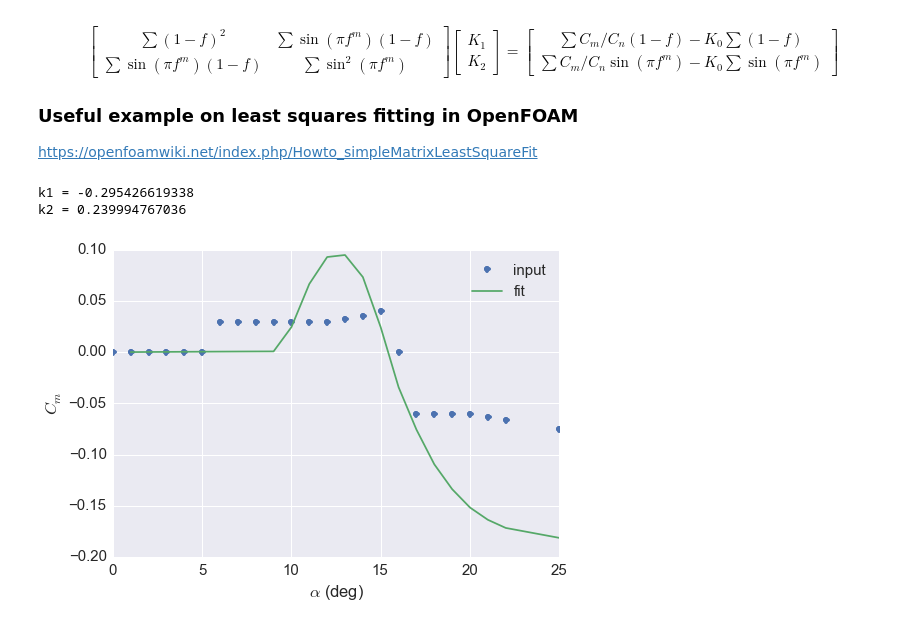
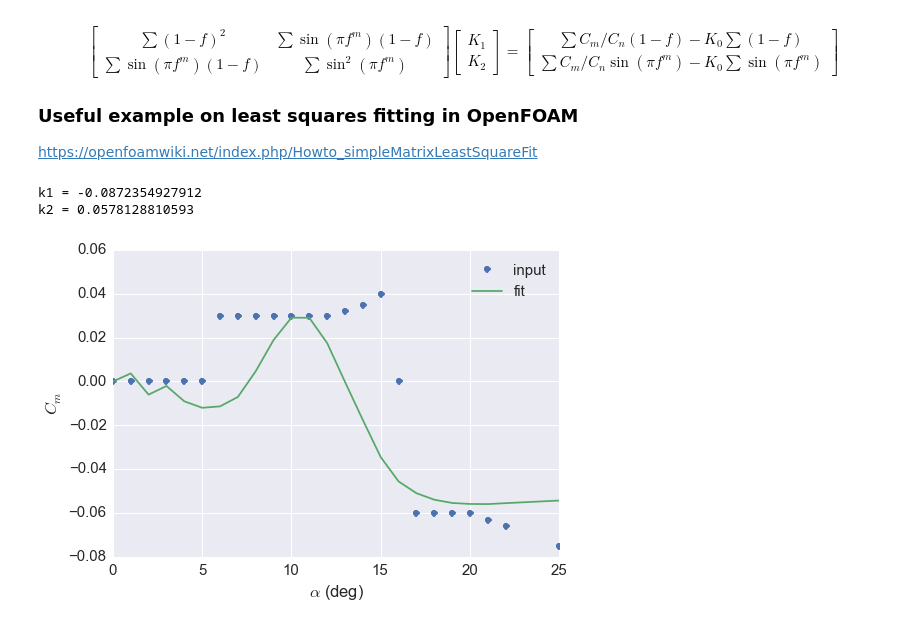
Before and after one commit to petebachant/Leishman-Beddoes-constants, a Jupyter notebook: notebook.ipynb, the cells around one changed output. Cells and saved outputs as stored; diff of their text form; code cells hidden in the pictures.

```diff
--- a/notebook.ipynb
+++ b/notebook.ipynb
@@ -254,31 +278,30 @@ https://openfoamwiki.net/index.php/Howto_simpleMatrixLeastSquareFit
 # %%
 def fit_cm(df, k0=0.001, m=1, frac_cn_alpha=0.6):
     """Fit moment coefficient."""
-    cn_alpha = calc_cn_alpha(df, frac_cn_alpha=frac_cn_alpha)
-    f = pow((sqrt(abs(df.cn)/cn_alpha/abs(df.alpha_rad))*2.0 - 1.0), 2)
-    f[f > 1] = 1
+    cn_alpha, alpha0 = calc_cn_alpha(df, frac_cn_alpha=frac_cn_alpha)
+    f = cn2f(df.cn, df.alpha_rad, cn_alpha, alpha0=alpha0, limit=False)
     cm, cn = df.cm, df.cn
     A = np.array([[sum((1 - f)**2), sum(sin(pi*f**m))],
                   [sum(sin(pi*f**m)*(1 - f)), sum((sin(pi*f**m))**2)]])
     b = np.array([sum(cm/cn*(1 - f)) - k0*sum(1 - f),
                   sum(cm/cn*sin(pi*f**m)) - k0*sum(sin(pi*f**m))])
     k1, k2 = np.linalg.solve(A, b)
     cm_fit = (k0 + k1*(1 - f) + k2*sin(pi*f**m))*cn
     return k1, k2, cm_fit
 
 
 df = load(foil="NACA0021", csv=True)
 df = df[df.alpha_deg <= 25]
-k1, k2, cm_fit = fit_cm(df, m=1, frac_cn_alpha=0.6)
+k1, k2, cm_fit = fit_cm(df, m=2, frac_cn_alpha=0.7)
 print("k1 =", k1)
 print("k2 =", k2)
 plt.plot(df.alpha_deg, df.cm, "o", label="input")
 plt.plot(df.alpha_deg, cm_fit, label="fit")
 plt.xlabel(r"$\alpha$ (deg)")
 plt.ylabel("$C_m$")
 plt.legend(loc="best")
 plt.show()
 # %% [output]
-k1 = -0.295426619338
-k2 = 0.239994767036
+k1 = -0.0872354927912
+k2 = 0.0578128810593
-[figure, old version]
+[figure, new version]
```
Also changed, not shown: parts of 2 cells of this notebook.
